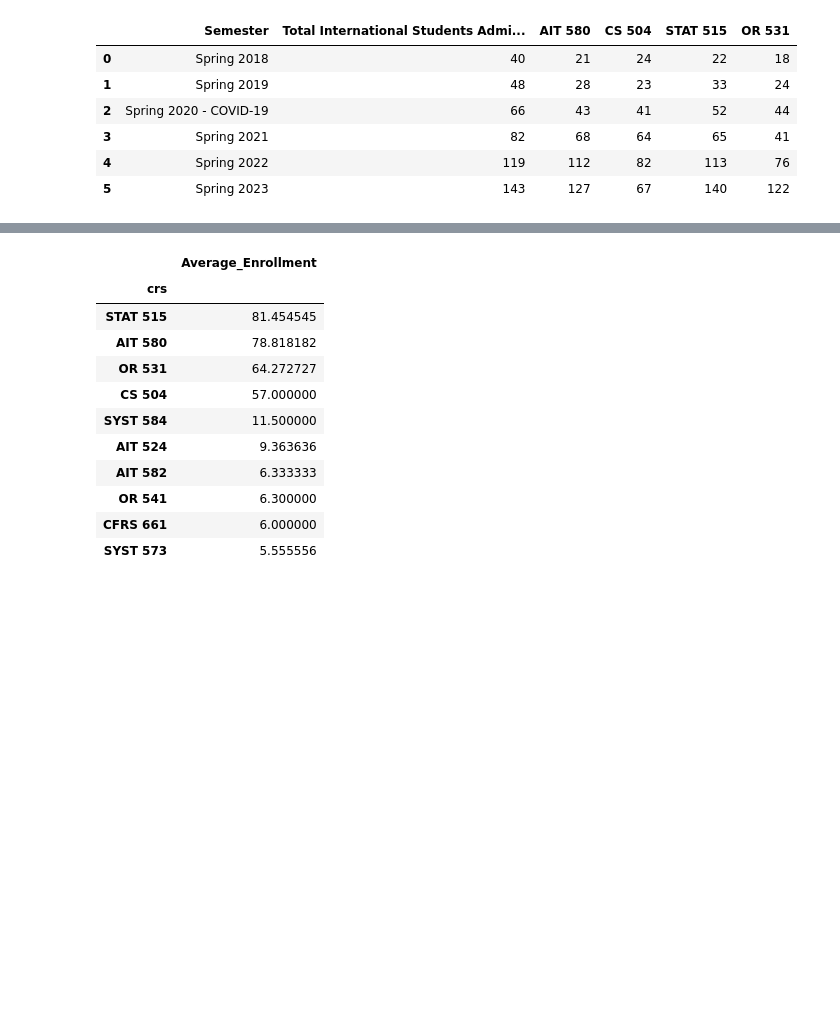
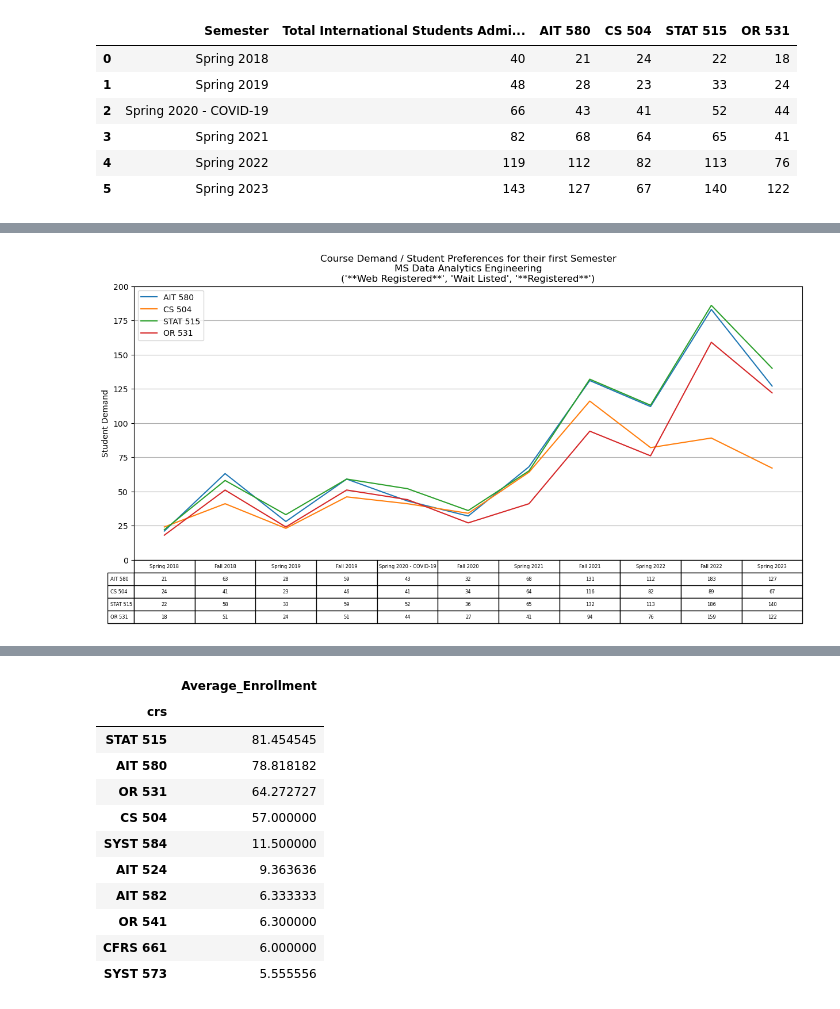
Before and after one commit to GoswamiSagarD/Team-Prophecy, a Jupyter notebook: Code/00_Base/Bernie.ipynb, the cells around one changed output, grey strips where cells are left out. Saved outputs shown, nothing was run; the diff lists cells and outputs as text; code cells hidden in the pictures; blank space fills up the shorter version.

```diff
--- a/Code/00_Base/Bernie.ipynb
+++ b/Code/00_Base/Bernie.ipynb
@@ -321,0 +336,10 @@ db_finalEnrollment.runQuery(""" --sql
+# %%
+chart(
+    prog = 'MS Data Analytics Engineering',
+    crs_list = ['AIT 580', 'CS 504', 'STAT 515', 'OR 531'],
+    include_tot_intake = False,
+    status_list = ["**Web Registered**", "Wait Listed", "**Registered**"],
+    term_name = None
+)
+# %% [output]
+[figure, added]
```
Also changed, not shown: parts of 24 cells of this notebook.
